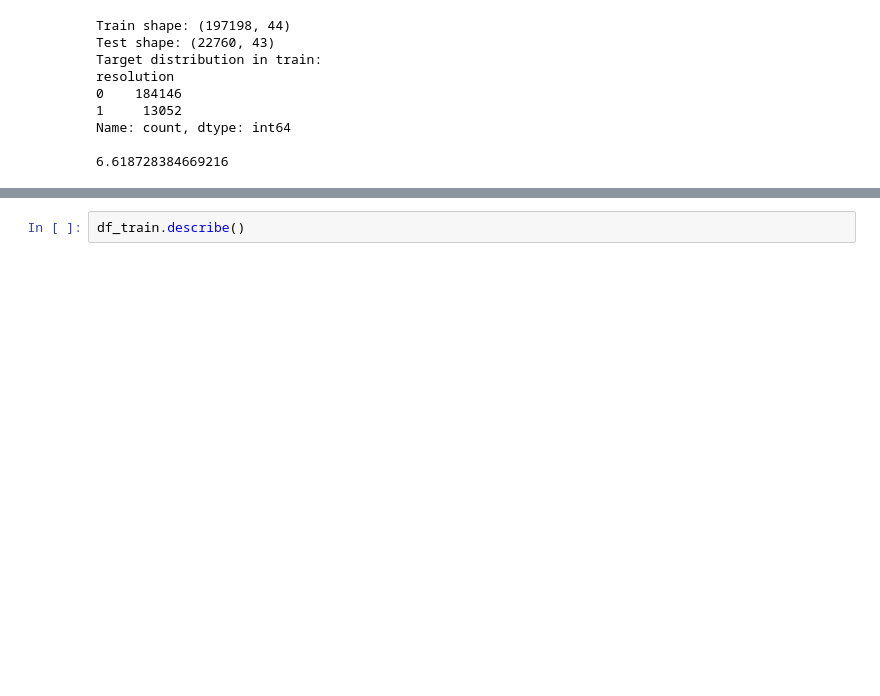
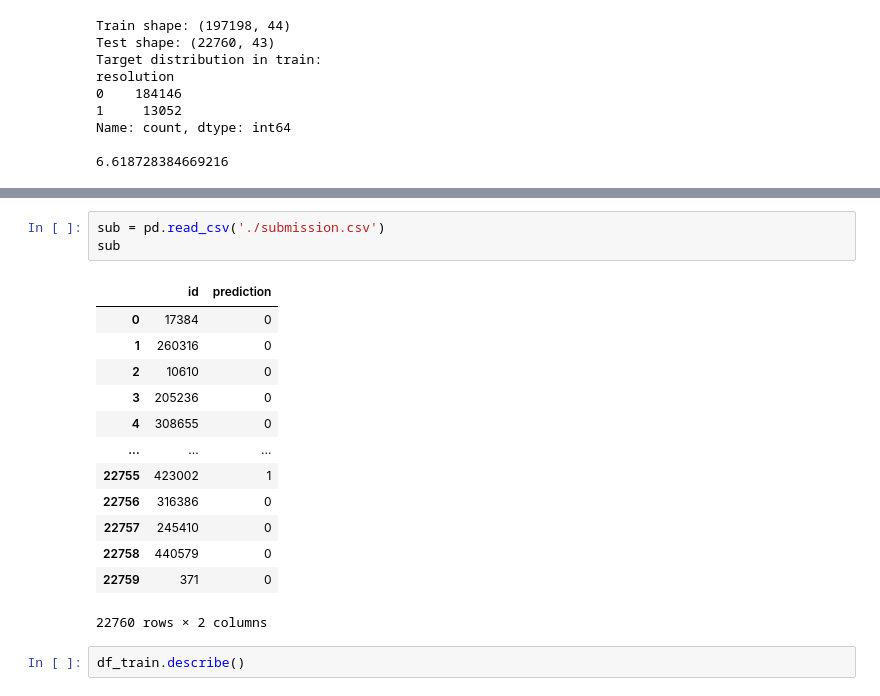
Before and after one commit to L0u1Za/ecom-item-antifraud, a Jupyter notebook: notebooks/data_preparation.ipynb, the cells around one changed output, grey strips where cells are left out. Cells and saved outputs as stored; diff of their text form; blank space fills up the shorter version.

```diff
--- a/notebooks/data_preparation.ipynb
+++ b/notebooks/data_preparation.ipynb
@@ -44,3 +69,20 @@ df_train.head()
+# %%
+sub = pd.read_csv('./submission.csv')
+sub
+# %% [output]
+|  | id | prediction |
+| 0 | 17384 | 0 |
+| 1 | 260316 | 0 |
+| 2 | 10610 | 0 |
+| 3 | 205236 | 0 |
+| 4 | 308655 | 0 |
+| ... | ... | ... |
+| 22755 | 423002 | 1 |
+| 22756 | 316386 | 0 |
+| 22757 | 245410 | 0 |
+| 22758 | 440579 | 0 |
+| 22759 | 371 | 0 |
+22760 rows × 2 columns
 # %%
 df_train.describe()
 # %% [output]
```
Also changed, not shown: parts of 4 cells of this notebook, 13 other files.
